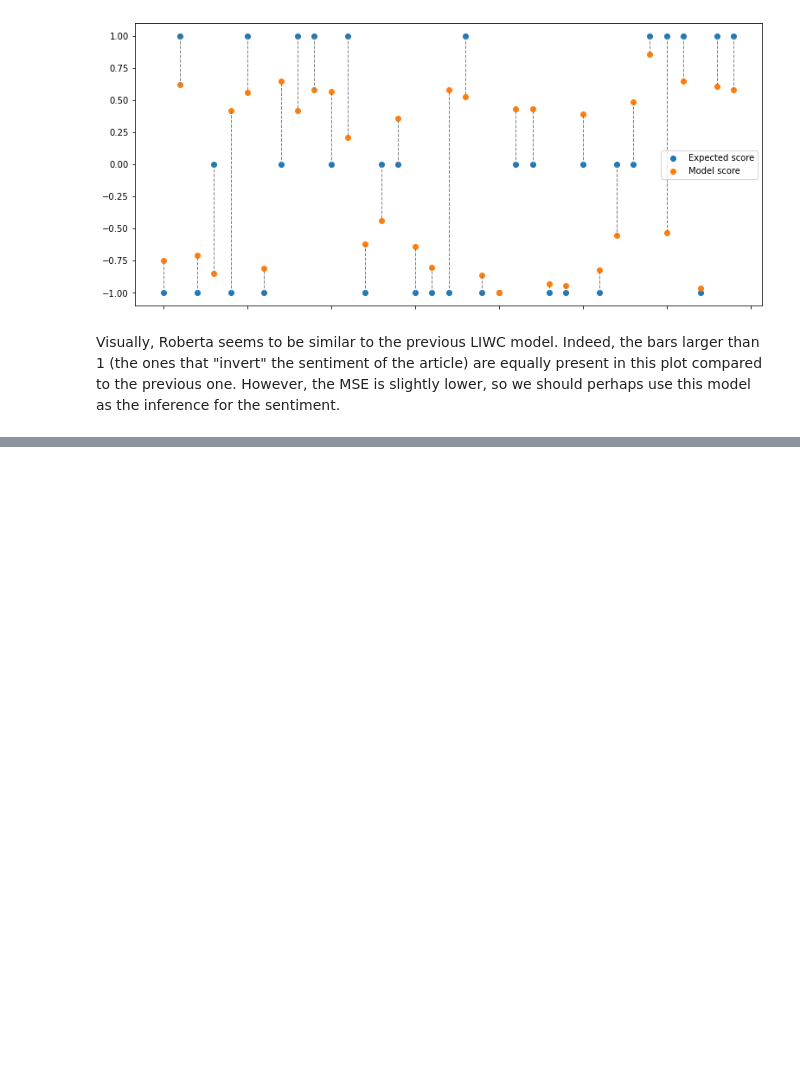
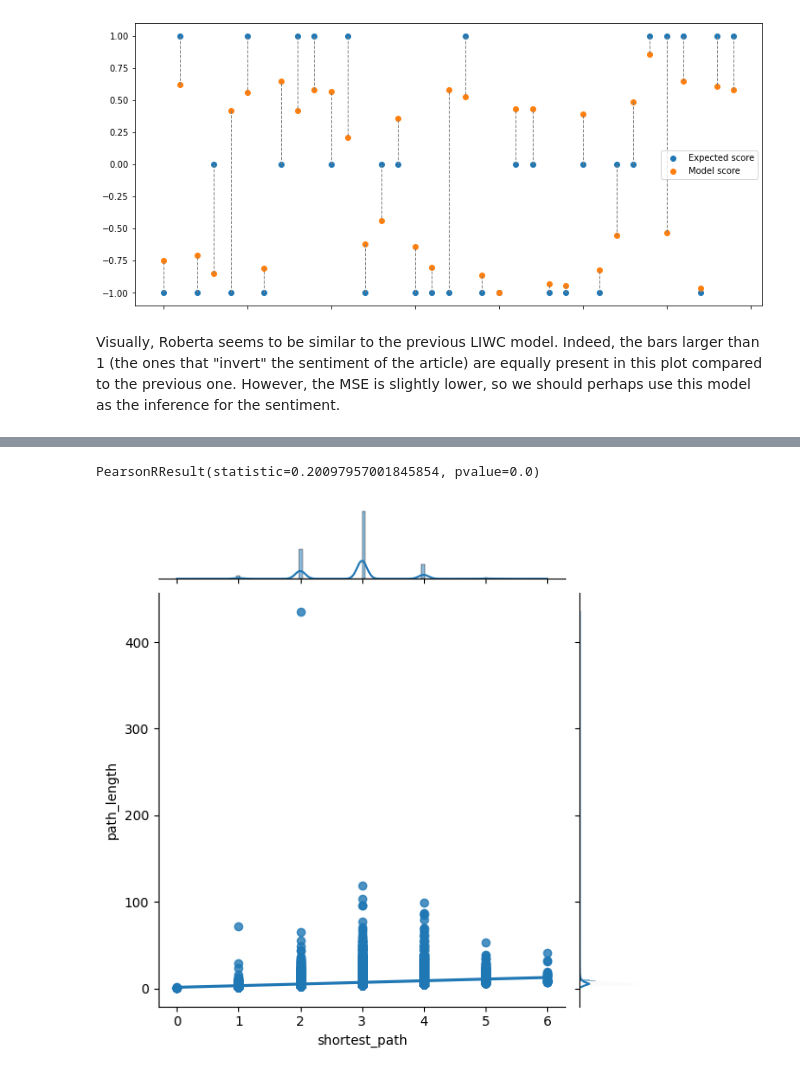
Before and after one commit to epfl-ada/ada-2023-project-statsquad3, a Jupyter notebook: main.ipynb, the cells around one changed output, grey strips where cells are left out. Cells and saved outputs as stored; diff of their text form; code cells hidden in the pictures; blank space fills up the shorter version.

```diff
--- a/main.ipynb
+++ b/main.ipynb
@@ -301,0 +528,30 @@ Visually, Roberta seems to be similar to the previous LIWC model. Indeed, the ba
+# %%
+file_path = '../data/shortest-path-distance-matrix.txt'
+df_shortest_path = pd.read_csv(file_path, sep='\t', header=None)
+
+
+def find_p(row):
+    start_idx = articles[articles['article'] == row['start']].index
+    target_idx = articles[articles['article'] == row['target']].index
+    if(row['type'] != 'finished'):
+        return -1
+    if not start_idx.empty and not target_idx.empty:
+
+        start_idx = start_idx[0]
+        target_idx = target_idx[0]
+
+        s = df_shortest_path.iloc[start_idx][0]
+
+        return 0 if s[target_idx] == '_' else int(s[target_idx])
+    else:
+        print(row['start'], row['target'],row['type'],row['path'])
+        return 0
+
+df['shortest_path'] = df.apply(find_p, axis=1)
+# %%
+sns.jointplot(x='shortest_path', y='path_length', data=df[df['type'] == 'finished'], kind='reg')
+
+pearsonr(df['shortest_path'], df['path_length'])
+# %% [output]
+PearsonRResult(statistic=0.20097957001845854, pvalue=0.0)
+[figure, added]
```
Also changed, not shown: parts of 30 cells of this notebook.
